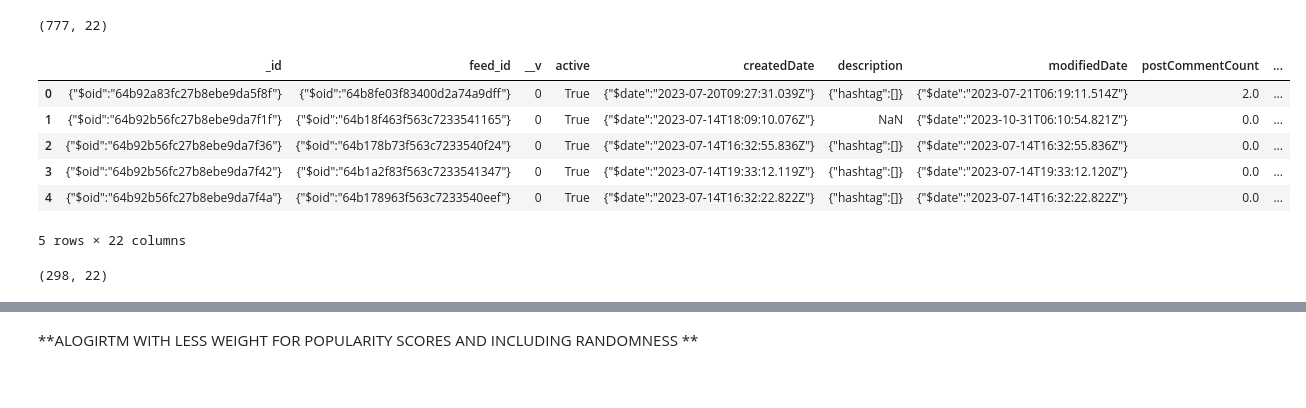
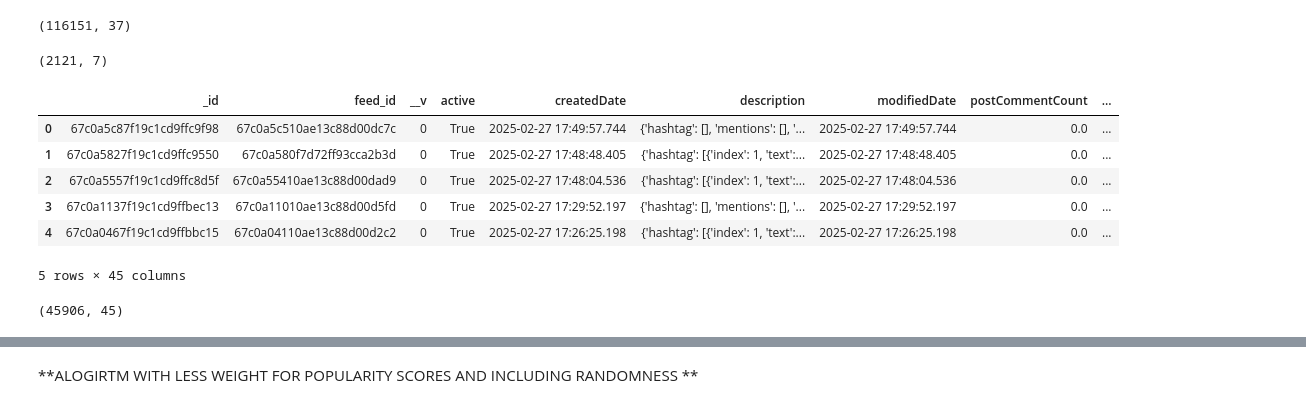
Before and after one commit to anushhhh/pitch-recommendation-algorithm, a Jupyter notebook: pitch_recs.ipynb, the cells around one changed output, grey strips where cells are left out. Drawn from its saved outputs; the diff is of its cells as text; code cells hidden in the pictures.

```diff
--- a/pitch_recs.ipynb
+++ b/pitch_recs.ipynb
@@ -11,0 +13,19 @@ user_data = pd.read_csv('users.csv', on_bad_lines='skip')
+# %%
+from pymongo import MongoClient
+from datetime import datetime, timedelta
+
+MONGO_URI = "mongodb+srv://anushka_ml_team:Vk1818@champhuntindia.nmjhc.mongodb.net/"
+
+client = MongoClient(MONGO_URI)
+
+db = client['champhunt']
+users_collection = db['users']
+views_collection = db['userinteractions']
+# %%
+db = client['champhunt_feeds']
+posts_collection = db['feeds']
+# %%
+three_months_ago = datetime.utcnow() - timedelta(days=90)
+
+posts_data = list(posts_collection.find({"createdDate": {"$gte": three_months_ago}}))
+users_data = list(users_collection.find({}))
@@ -11,0 +34,3 @@ user_data = pd.read_csv('users.csv', on_bad_lines='skip')
+# %%
+posts_df = pd.DataFrame(posts_data)
+users_df = pd.DataFrame(users_data)
@@ -12,14 +39,18 @@ user_data = pd.read_csv('users.csv', on_bad_lines='skip')
 # %%
-post_data.shape
+users_df.shape
 # %% [output]
-(777, 22)
+(116151, 37)
+# %%
+views_df.shape
+# %% [output]
+(2121, 7)
 # %%
-post_data.head()
+posts_df.head()
 # %% [output]
 |  | _id | feed_id | __v | active | createdDate | description | modifiedDate | postCommentCount | ... |
-| 0 | {"$oid":"64b92a83fc27b8ebe9da5f8f"} | {"$oid":"64b8fe03f83400d2a74a9dff"} | 0 | True | {"$date":"2023-07-20T09:27:31.039Z"} | {"hashtag":[]} | {"$date":"2023-07-21T06:19:11.514Z"} | 2.0 | ... |
-| 1 | {"$oid":"64b92b56fc27b8ebe9da7f1f"} | {"$oid":"64b18f463f563c7233541165"} | 0 | True | {"$date":"2023-07-14T18:09:10.076Z"} | NaN | {"$date":"2023-10-31T06:10:54.821Z"} | 0.0 | ... |
-| 2 | {"$oid":"64b92b56fc27b8ebe9da7f36"} | {"$oid":"64b178b73f563c7233540f24"} | 0 | True | {"$date":"2023-07-14T16:32:55.836Z"} | {"hashtag":[]} | {"$date":"2023-07-14T16:32:55.836Z"} | 0.0 | ... |
-| 3 | {"$oid":"64b92b56fc27b8ebe9da7f42"} | {"$oid":"64b1a2f83f563c7233541347"} | 0 | True | {"$date":"2023-07-14T19:33:12.119Z"} | {"hashtag":[]} | {"$date":"2023-07-14T19:33:12.120Z"} | 0.0 | ... |
-| 4 | {"$oid":"64b92b56fc27b8ebe9da7f4a"} | {"$oid":"64b178963f563c7233540eef"} | 0 | True | {"$date":"2023-07-14T16:32:22.822Z"} | {"hashtag":[]} | {"$date":"2023-07-14T16:32:22.822Z"} | 0.0 | ... |
+| 0 | 67c0a5c87f19c1cd9ffc9f98 | 67c0a5c510ae13c88d00dc7c | 0 | True | 2025-02-27 17:49:57.744 | {'hashtag': [], 'mentions': [], '... | 2025-02-27 17:49:57.744 | 0.0 | ... |
+| 1 | 67c0a5827f19c1cd9ffc9550 | 67c0a580f7d72ff93cca2b3d | 0 | True | 2025-02-27 17:48:48.405 | {'hashtag': [{'index': 1, 'text':... | 2025-02-27 17:48:48.405 | 0.0 | ... |
+| 2 | 67c0a5557f19c1cd9ffc8d5f | 67c0a55410ae13c88d00dad9 | 0 | True | 2025-02-27 17:48:04.536 | {'hashtag': [{'index': 1, 'text':... | 2025-02-27 17:48:04.536 | 0.0 | ... |
+| 3 | 67c0a1137f19c1cd9ffbec13 | 67c0a11010ae13c88d00d5fd | 0 | True | 2025-02-27 17:29:52.197 | {'hashtag': [], 'mentions': [], '... | 2025-02-27 17:29:52.197 | 0.0 | ... |
+| 4 | 67c0a0467f19c1cd9ffbbc15 | 67c0a04110ae13c88d00d2c2 | 0 | True | 2025-02-27 17:26:25.198 | {'hashtag': [{'index': 1, 'text':... | 2025-02-27 17:26:25.198 | 0.0 | ... |
-5 rows × 22 columns
+5 rows × 45 columns
@@ -59,5 +63,5 @@ post_data.reset_index(drop=True, inplace=True)
 # %%
-post_data.shape
+posts_df.shape
 # %% [output]
-(298, 22)
+(45906, 45)
 # %%
```
Also changed, not shown: parts of 38 cells of this notebook.
